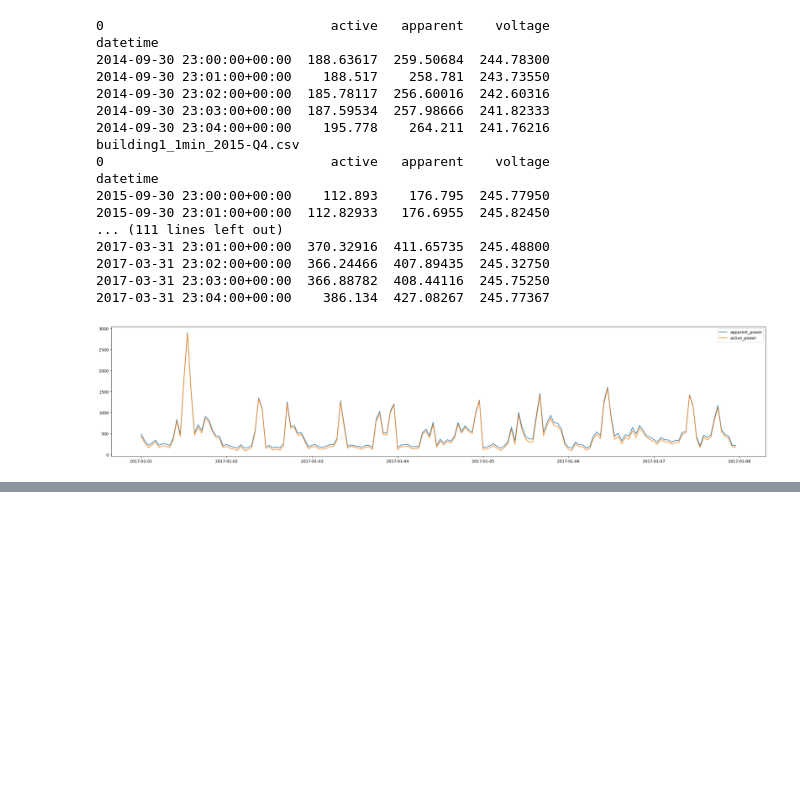
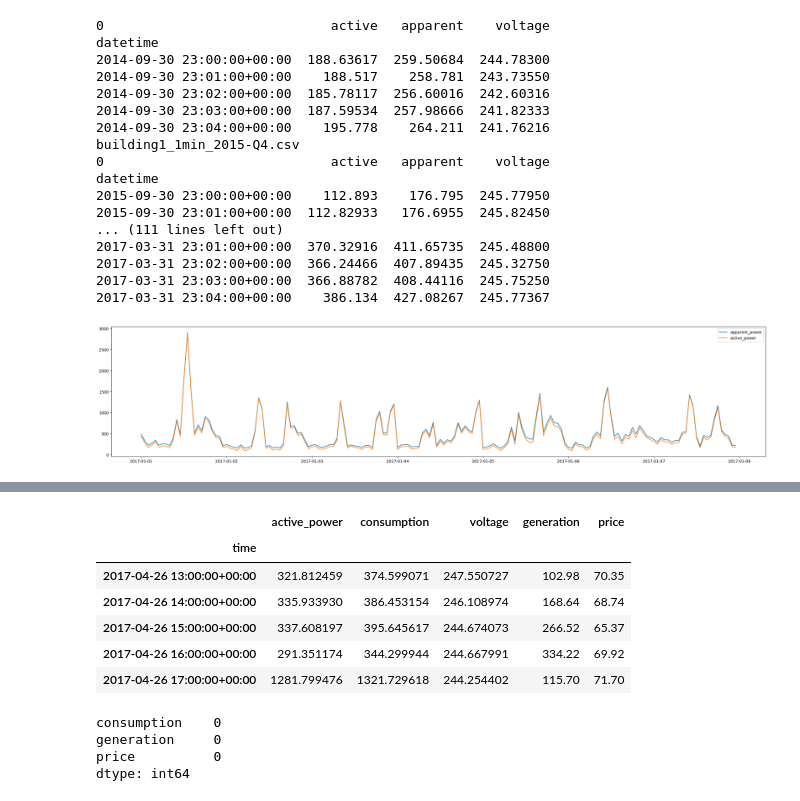
Before and after one commit to hosseinnhk/iems_digital_twin, a Jupyter notebook: main.ipynb, the cells around one changed output, grey strips where cells are left out. Drawn from its saved outputs; the diff is of its cells as text; code cells hidden in the pictures; blank space fills up the shorter version.

```diff
--- a/main.ipynb
+++ b/main.ipynb
@@ -109,0 +174,10 @@ df_test.to_csv('data/dataset.csv', index=True)
+# %%
+dataset.tail()
+# %% [output]
+|  | active_power | consumption | voltage | generation | price |
+| time |  |  |  |  |  |
+| 2017-04-26 13:00:00+00:00 | 321.812459 | 374.599071 | 247.550727 | 102.98 | 70.35 |
+| 2017-04-26 14:00:00+00:00 | 335.933930 | 386.453154 | 246.108974 | 168.64 | 68.74 |
+| 2017-04-26 15:00:00+00:00 | 337.608197 | 395.645617 | 244.674073 | 266.52 | 65.37 |
+| 2017-04-26 16:00:00+00:00 | 291.351174 | 344.299944 | 244.667991 | 334.22 | 69.92 |
+| 2017-04-26 17:00:00+00:00 | 1281.799476 | 1321.729618 | 244.254402 | 115.70 | 71.70 |
@@ -109,0 +186,15 @@ df_test.to_csv('data/dataset.csv', index=True)
+# %%
+import pandas as pd
+import numpy as np
+
+
+dataset = pd.read_csv('data/dataset.csv', index_col='time', parse_dates=True)
+dataset.drop(['active_power', 'voltage'], inplace=True, axis=1)
+dataset['consumption'].fillna(method='ffill', inplace=True)
+dataset['generation'].fillna(method='ffill', inplace=True)
+print(dataset.isnull().sum())
+# %% [output]
+consumption    0
+generation     0
+price          0
+dtype: int64
```
Also changed, not shown: parts of 9 cells of this notebook, 2 other files.
